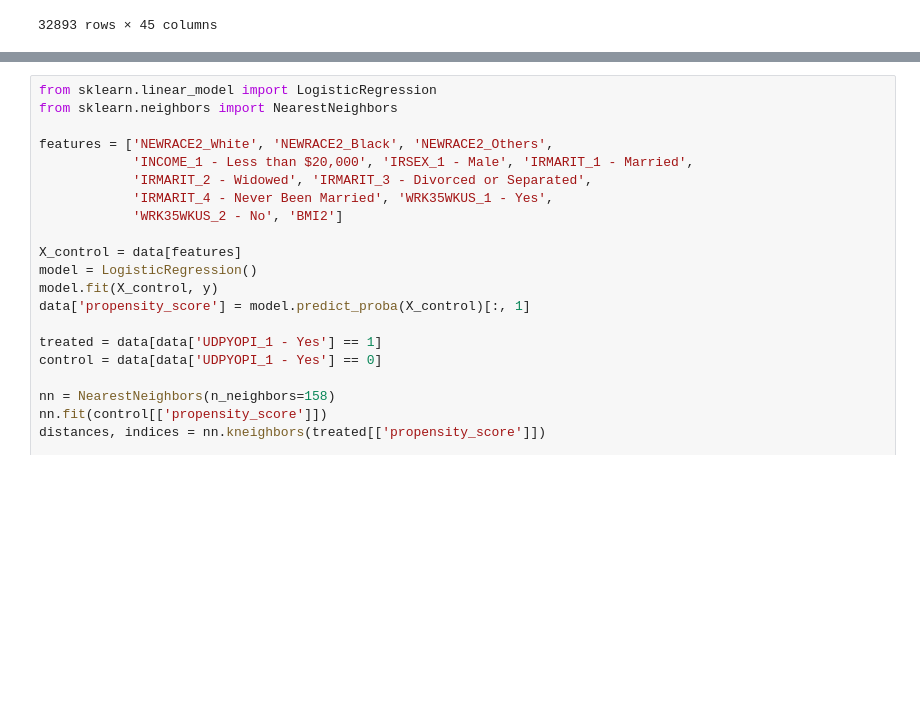
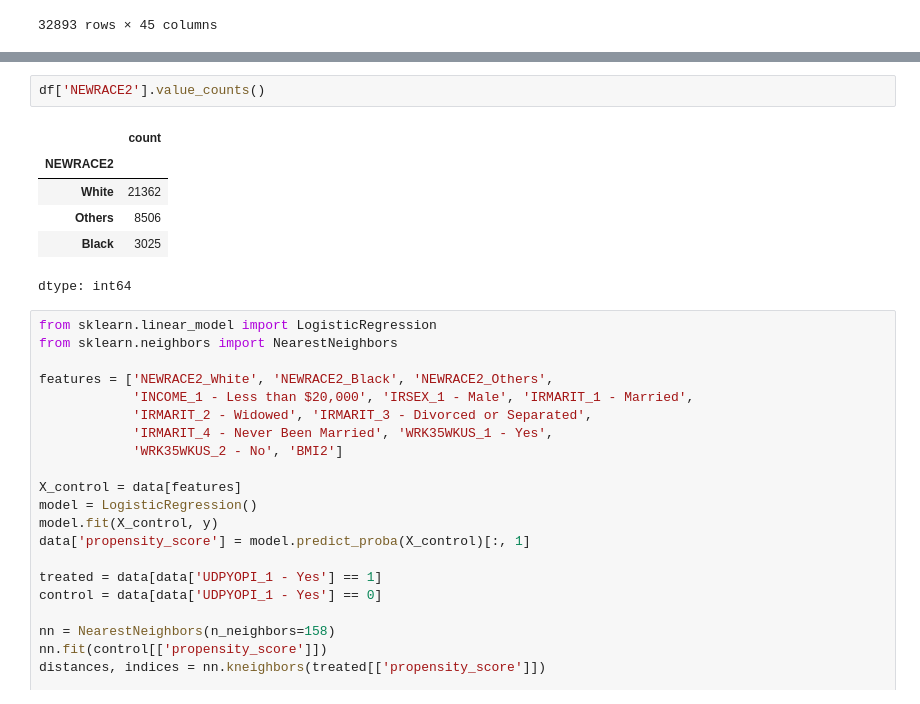
Before and after one commit to mohammadyaseliani/OUD-Prediction, a Jupyter notebook: SGD_Matching/SGD.ipynb, the cells around one changed output, grey strips where cells are left out. Cells and saved outputs as stored; diff of their text form; blank space fills up the shorter version.

```diff
--- a/SGD_Matching/SGD.ipynb
+++ b/SGD_Matching/SGD.ipynb
@@ -112,3 +145,12 @@ data
+# %%
+df['NEWRACE2'].value_counts()
+# %% [output]
+|  | count |
+| NEWRACE2 |  |
+| White | 21362 |
+| Others | 8506 |
+| Black | 3025 |
+dtype: int64
 # %%
 from sklearn.linear_model import LogisticRegression
 from sklearn.neighbors import NearestNeighbors
```
Also changed, not shown: parts of 2 cells of this notebook.
